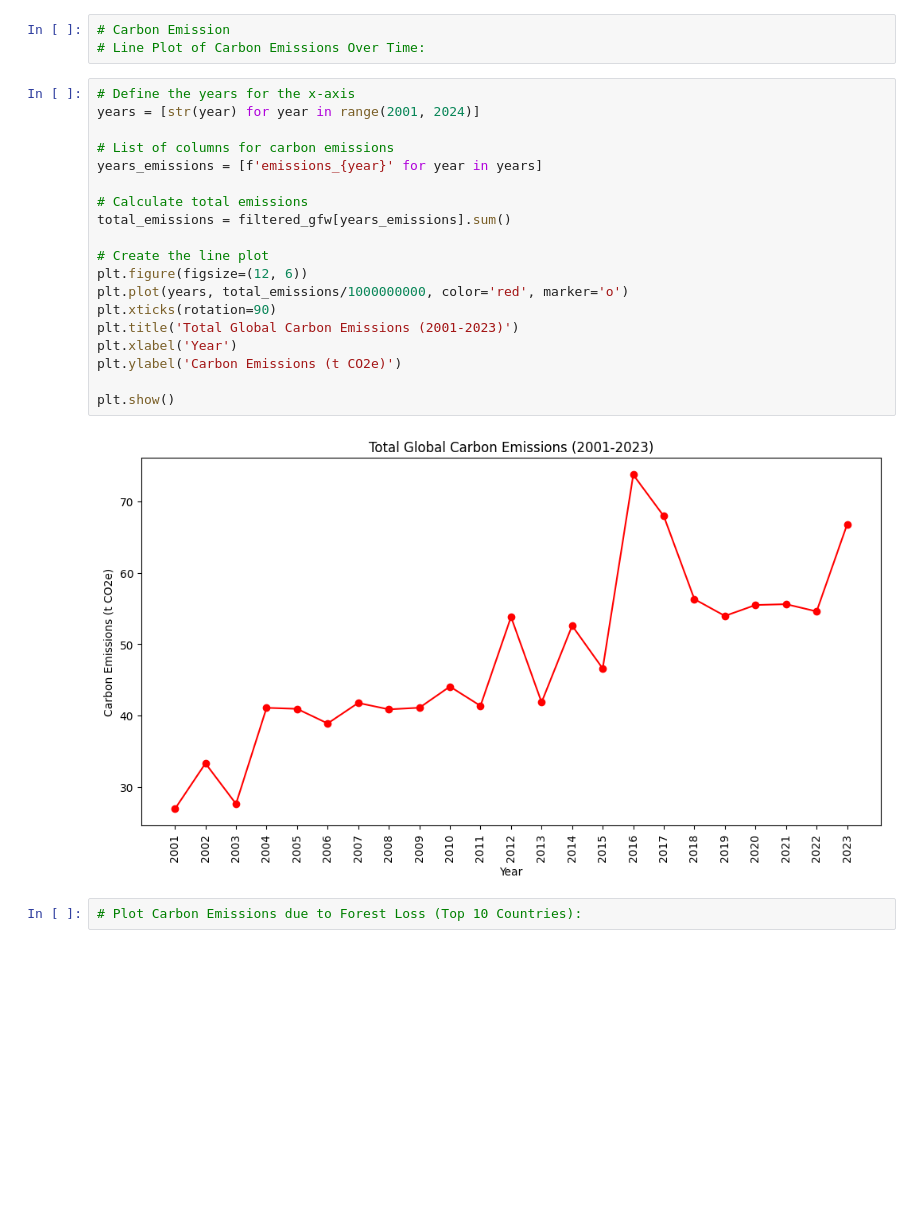
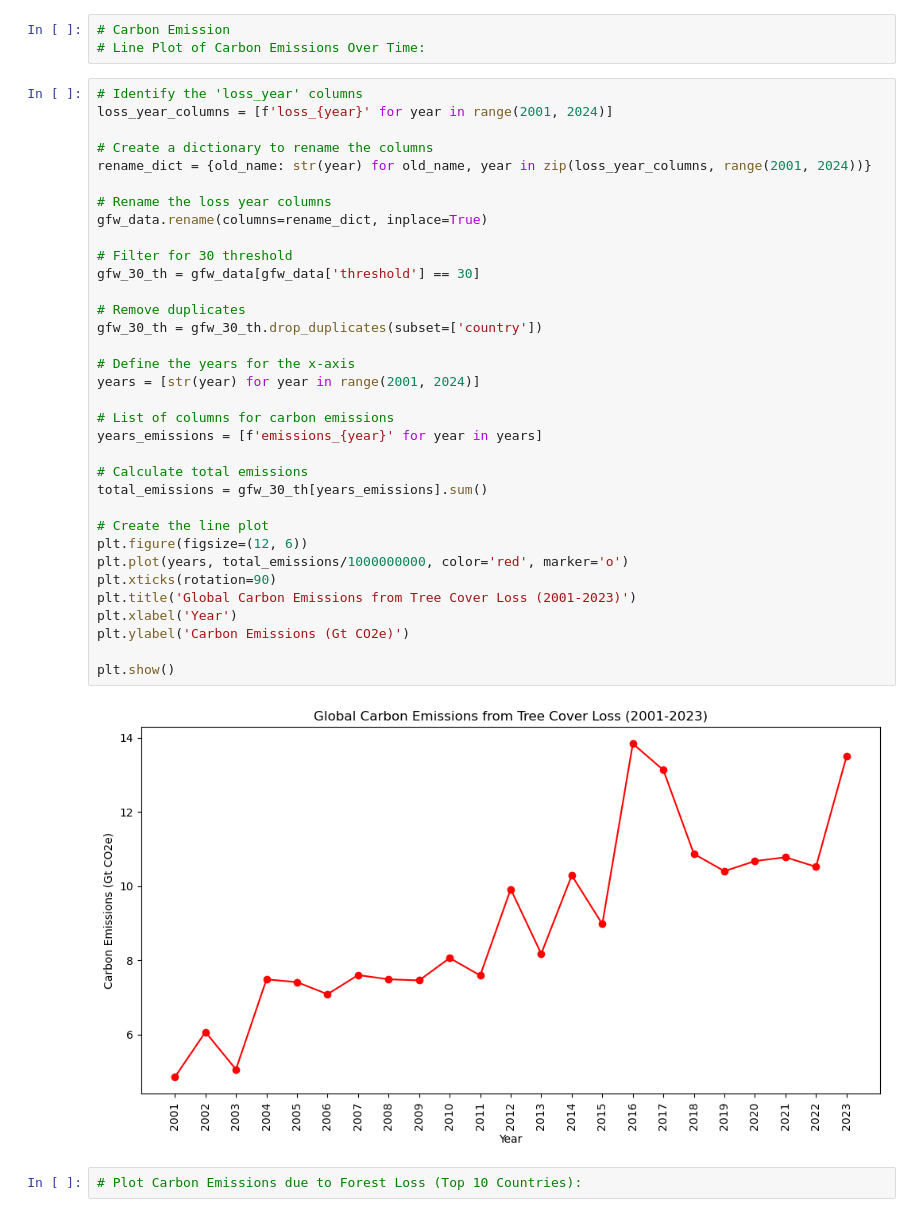
Before and after one commit to epsilonite/data-viz-project, a Jupyter notebook: static/tree.ipynb, the cells around one changed output. Saved outputs shown, nothing was run; the diff lists cells and outputs as text; blank space fills up the shorter version.

```diff
--- a/static/tree.ipynb
+++ b/static/tree.ipynb
@@ -234,26 +234,41 @@ plt.show()
 # Carbon Emission
 # Line Plot of Carbon Emissions Over Time:
 # %%
+# Identify the 'loss_year' columns
+loss_year_columns = [f'loss_{year}' for year in range(2001, 2024)]
+
+# Create a dictionary to rename the columns
+rename_dict = {old_name: str(year) for old_name, year in zip(loss_year_columns, range(2001, 2024))}
+
+# Rename the loss year columns
+gfw_data.rename(columns=rename_dict, inplace=True)
+
+# Filter for 30 threshold
+gfw_30_th = gfw_data[gfw_data['threshold'] == 30]
+
+# Remove duplicates
+gfw_30_th = gfw_30_th.drop_duplicates(subset=['country'])
+
 # Define the years for the x-axis
 years = [str(year) for year in range(2001, 2024)]
 
 # List of columns for carbon emissions
 years_emissions = [f'emissions_{year}' for year in years]
 
 # Calculate total emissions
-total_emissions = filtered_gfw[years_emissions].sum()
+total_emissions = gfw_30_th[years_emissions].sum()
 
 # Create the line plot
 plt.figure(figsize=(12, 6))
 plt.plot(years, total_emissions/1000000000, color='red', marker='o')
 plt.xticks(rotation=90)
-plt.title('Total Global Carbon Emissions (2001-2023)')
+plt.title('Global Carbon Emissions from Tree Cover Loss (2001-2023)')
 plt.xlabel('Year')
-plt.ylabel('Carbon Emissions (t CO2e)')
+plt.ylabel('Carbon Emissions (Gt CO2e)')
 
 plt.show()
 # %% [output]
-[figure, old version]
+[figure, new version]
 # %%
 # Plot Carbon Emissions due to Forest Loss (Top 10 Countries):
 # %%
```
Also changed, not shown: parts of 13 cells of this notebook.
